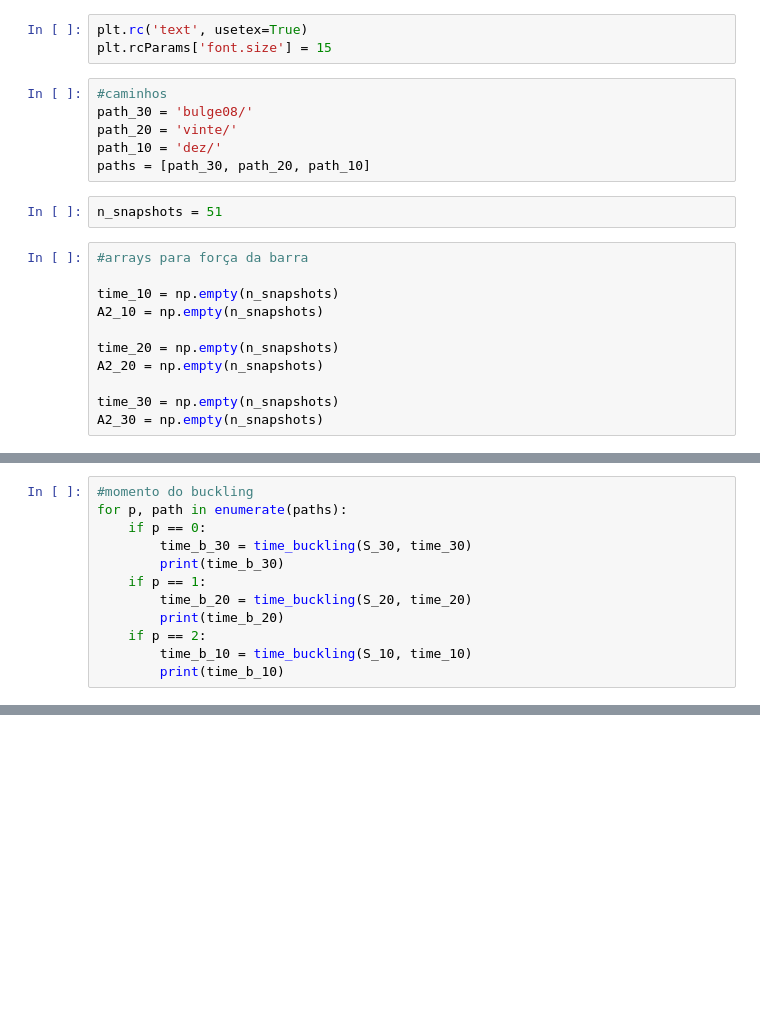
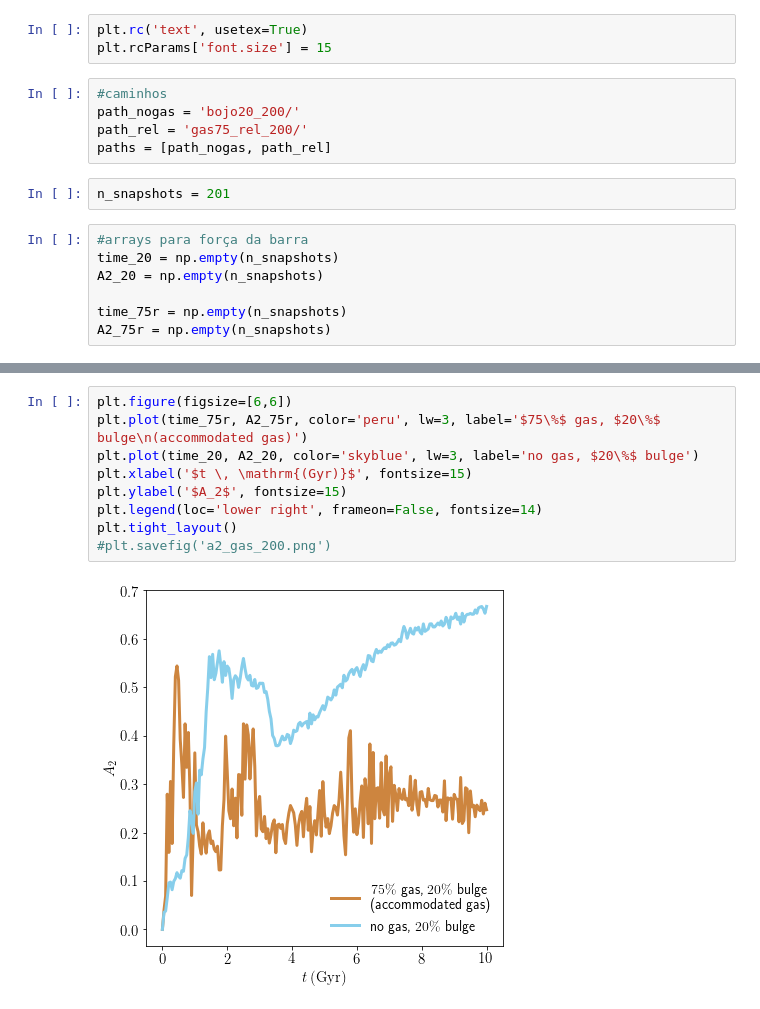
Before and after one commit to AndressaWille/Mestrado, a Jupyter notebook: barred_galaxies.ipynb, the cells around one changed output, grey strips where cells are left out. Drawn from its saved outputs; the diff is of its cells as text; blank space fills up the shorter version.

```diff
--- a/barred_galaxies.ipynb
+++ b/barred_galaxies.ipynb
@@ -13,22 +20,17 @@ plt.rc('text', usetex=True)
 plt.rcParams['font.size'] = 15
 # %%
 #caminhos
-path_30 = 'bulge08/'
-path_20 = 'vinte/'
-path_10 = 'dez/'
-paths = [path_30, path_20, path_10]
+path_nogas = 'bojo20_200/'
+path_rel = 'gas75_rel_200/'
+paths = [path_nogas, path_rel]
 # %%
-n_snapshots = 51
+n_snapshots = 201
 # %%
 #arrays para força da barra
-
-time_10 = np.empty(n_snapshots)
-A2_10 = np.empty(n_snapshots)
-
 time_20 = np.empty(n_snapshots)
 A2_20 = np.empty(n_snapshots)
 
-time_30 = np.empty(n_snapshots)
-A2_30 = np.empty(n_snapshots)
+time_75r = np.empty(n_snapshots)
+A2_75r = np.empty(n_snapshots)
 # %%
 #arrays para assimetria
@@ -150,12 +38,0 @@ for p, path in enumerate(paths):
-# %%
-#momento do buckling
-for p, path in enumerate(paths):
-    if p == 0:
-        time_b_30 = time_buckling(S_30, time_30)
-        print(time_b_30)
-    if p == 1:
-        time_b_20 = time_buckling(S_20, time_20)
-        print(time_b_20)
-    if p == 2:
-        time_b_10 = time_buckling(S_10, time_10)
-        print(time_b_10)
@@ -183,0 +101,11 @@ plt.savefig('s-bulges%.png')
+# %%
+plt.figure(figsize=[6,6])
+plt.plot(time_75r, A2_75r, color='peru', lw=3, label='$75\%$ gas, $20\%$ bulge\n(accommodated gas)')
+plt.plot(time_20, A2_20, color='skyblue', lw=3, label='no gas, $20\%$ bulge')
+plt.xlabel('$t \, \mathrm{(Gyr)}$', fontsize=15)
+plt.ylabel('$A_2$', fontsize=15)
+plt.legend(loc='lower right', frameon=False, fontsize=14)
+plt.tight_layout()
+#plt.savefig('a2_gas_200.png')
+# %% [output]
+[figure, added]
```
Also changed, not shown: parts of 22 cells of this notebook.
